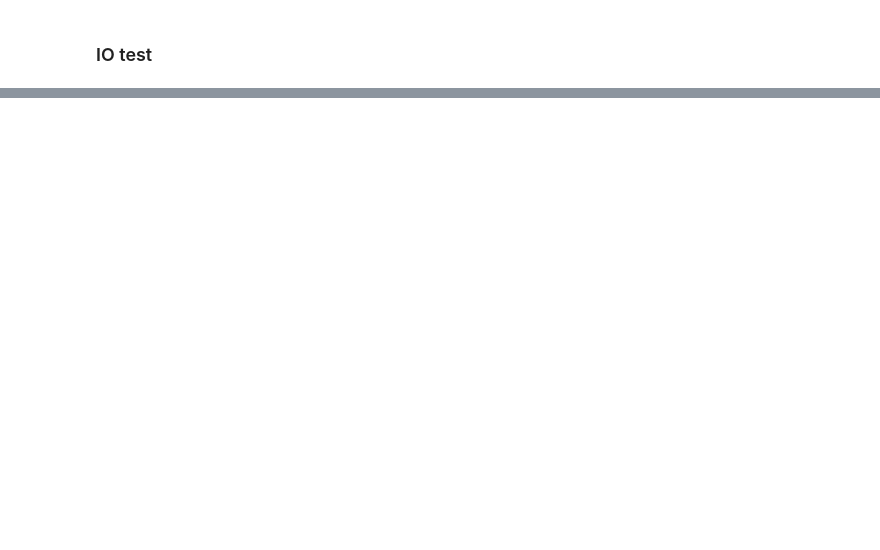
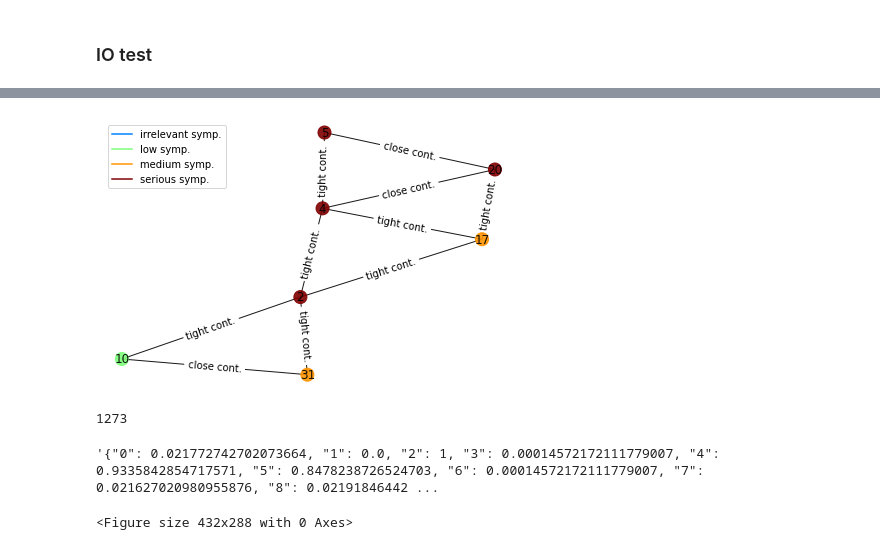
Before and after one commit to anty-filidor/covidout, a Jupyter notebook: tests.ipynb, the cells around one changed output, grey strips where cells are left out. Drawn from its saved outputs; the diff is of its cells as text; code cells hidden in the pictures; blank space fills up the shorter version.

```diff
--- a/tests.ipynb
+++ b/tests.ipynb
@@ -82,0 +77,9 @@ ID
+# %%
+#for n in g.nodes():
+vis.plot(g, 2, 5)
+ioops.get_node_states(g)
+# %% [output]
+[figure, added]
+1273
+'{"0": 0.021772742702073664, "1": 0.0, "2": 1, "3": 0.00014572172111779007, "4": 0.9335842854717571, "5": 0.8478238726524703, "6": 0.00014572172111779007, "7": 0.021627020980955876, "8": 0.02191846442 ...
+<Figure size 432x288 with 0 Axes>
```
Also changed, not shown: parts of 6 cells of this notebook, 7 other files.
